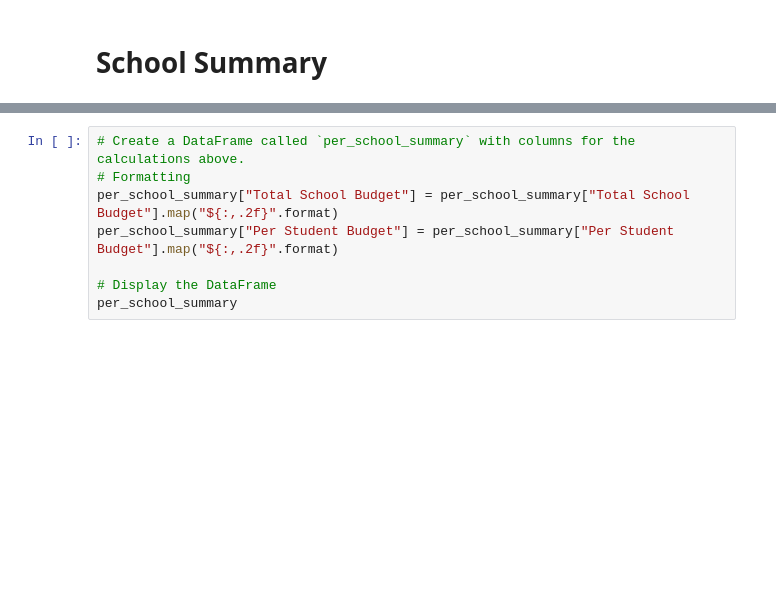
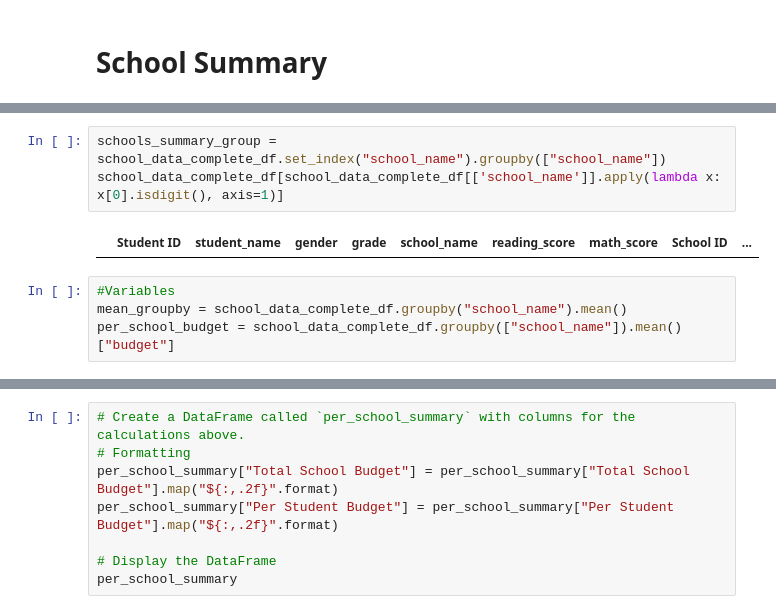
Before and after one commit to tannerhorton/school_test_score_analysis, a Jupyter notebook: PyCitySchools/pycityschools_main.ipynb, the cells around one changed output, grey strips where cells are left out. Cells and saved outputs as stored; diff of their text form; blank space fills up the shorter version.

```diff
--- a/PyCitySchools/pycityschools_main.ipynb
+++ b/PyCitySchools/pycityschools_main.ipynb
@@ -112,0 +378,9 @@ school_types = school_data.set_index(["school_name"])["type"]
+# %%
+schools_summary_group = school_data_complete_df.set_index("school_name").groupby(["school_name"])
+school_data_complete_df[school_data_complete_df[['school_name']].apply(lambda x: x[0].isdigit(), axis=1)]
+# %% [output]
+|  | Student ID | student_name | gender | grade | school_name | reading_score | math_score | School ID | ... |
+# %%
+#Variables
+mean_groupby = school_data_complete_df.groupby("school_name").mean()
+per_school_budget = school_data_complete_df.groupby(["school_name"]).mean()["budget"]
```
Also changed, not shown: parts of 38 cells of this notebook.
